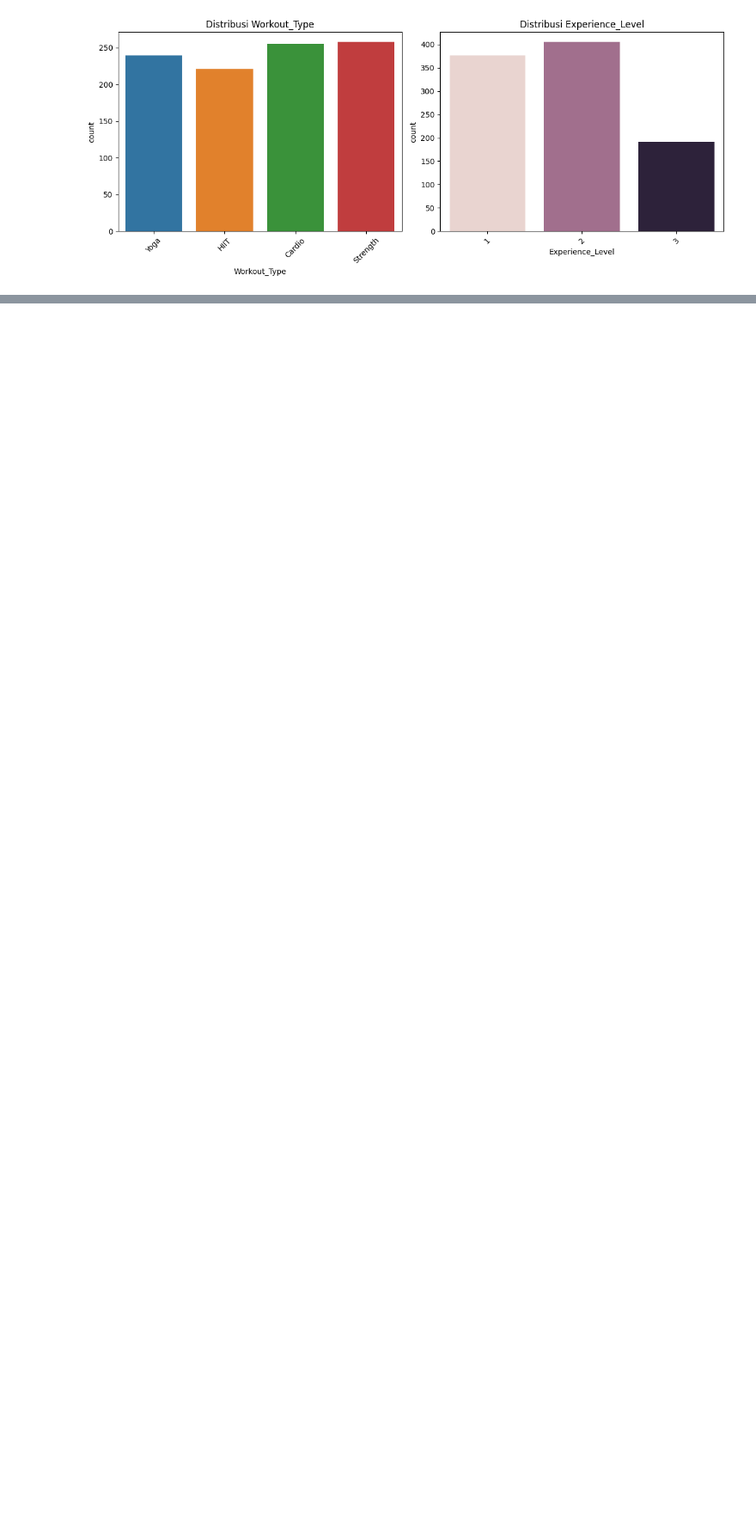
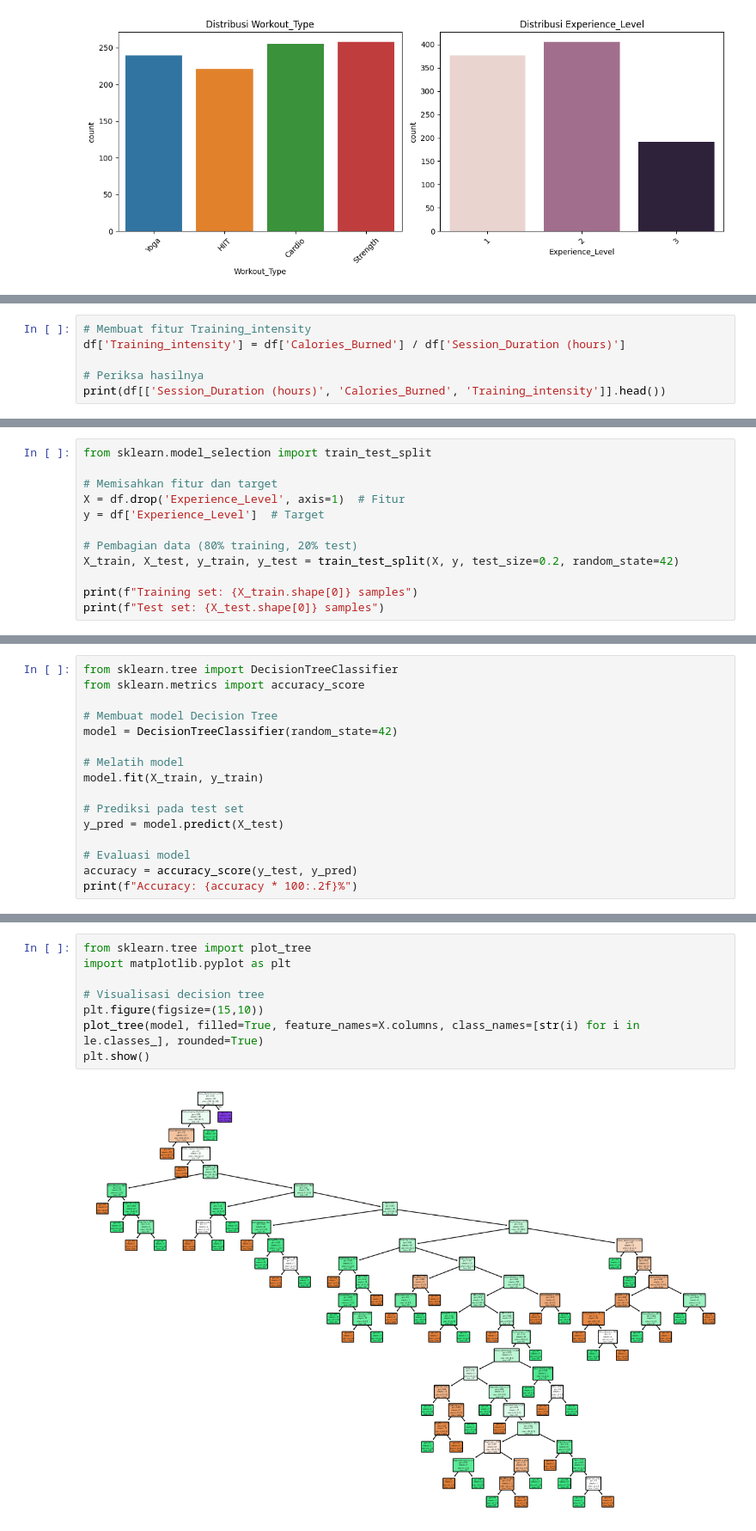
Before and after one commit to AriqF1/dataMining, a Jupyter notebook: eksperimenTA.ipynb, the cells around one changed output, grey strips where cells are left out. Shown at 86% size. Cells and saved outputs as stored; diff of their text form; blank space fills up the shorter version.

```diff
--- a/eksperimenTA.ipynb
+++ b/eksperimenTA.ipynb
@@ -123,0 +143,6 @@ print(data_encoded.head())
+# %%
+# Membuat fitur Training_intensity
+df['Training_intensity'] = df['Calories_Burned'] / df['Session_Duration (hours)']
+
+# Periksa hasilnya
+print(df[['Session_Duration (hours)', 'Calories_Burned', 'Training_intensity']].head())
@@ -123,0 +156,12 @@ print(data_encoded.head())
+# %%
+from sklearn.model_selection import train_test_split
+
+# Memisahkan fitur dan target
+X = df.drop('Experience_Level', axis=1)  # Fitur
+y = df['Experience_Level']  # Target
+
+# Pembagian data (80% training, 20% test)
+X_train, X_test, y_train, y_test = train_test_split(X, y, test_size=0.2, random_state=42)
+
+print(f"Training set: {X_train.shape[0]} samples")
+print(f"Test set: {X_test.shape[0]} samples")
@@ -123,0 +171,16 @@ print(data_encoded.head())
+# %%
+from sklearn.tree import DecisionTreeClassifier
+from sklearn.metrics import accuracy_score
+
+# Membuat model Decision Tree
+model = DecisionTreeClassifier(random_state=42)
+
+# Melatih model
+model.fit(X_train, y_train)
+
+# Prediksi pada test set
+y_pred = model.predict(X_test)
+
+# Evaluasi model
+accuracy = accuracy_score(y_test, y_pred)
+print(f"Accuracy: {accuracy * 100:.2f}%")
@@ -123,0 +189,10 @@ print(data_encoded.head())
+# %%
+from sklearn.tree import plot_tree
+import matplotlib.pyplot as plt
+
+# Visualisasi decision tree
+plt.figure(figsize=(15,10))
+plot_tree(model, filled=True, feature_names=X.columns, class_names=[str(i) for i in le.classes_], rounded=True)
+plt.show()
+# %% [output]
+[figure, added]
```
Also changed, not shown: parts of 9 cells of this notebook.
